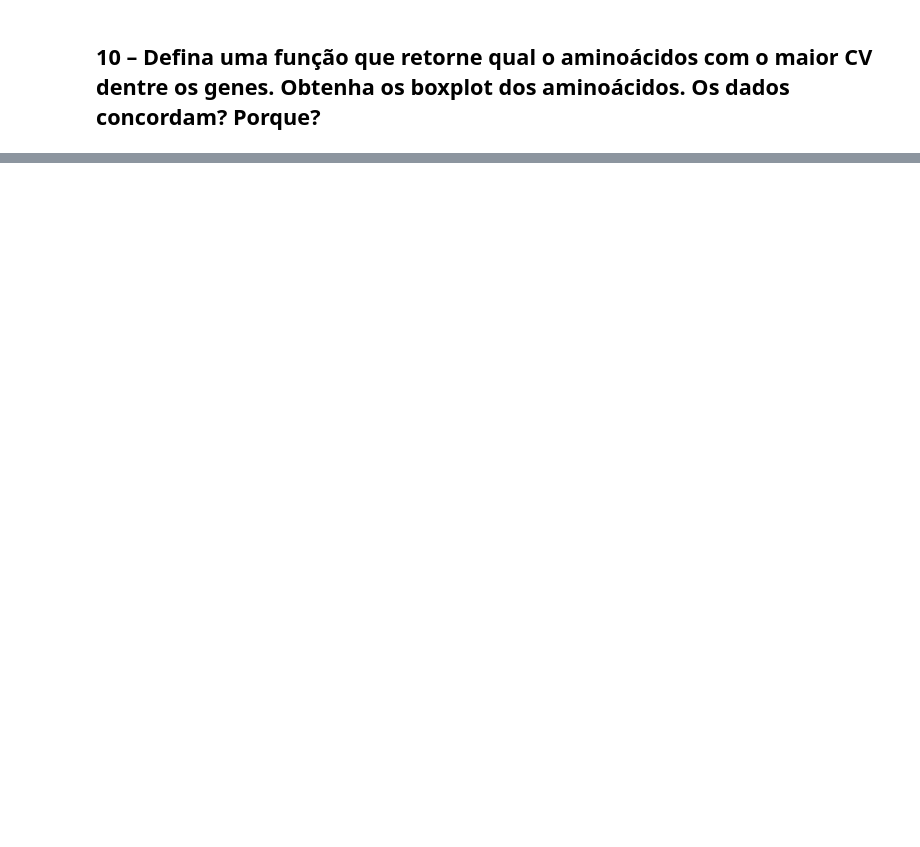
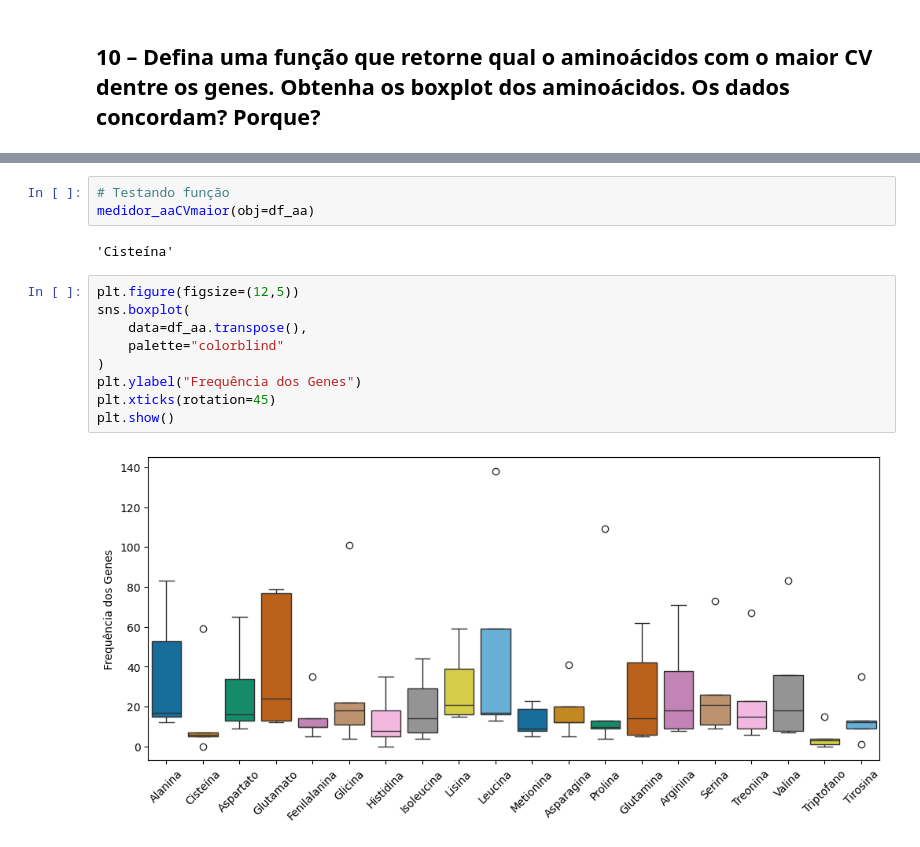
Before and after one commit to R-Zurik/PythonBasico_Disciplina, a Jupyter notebook: Exercícios/16-Medidas_Resumo_2_2026-04-01.ipynb, the cells around one changed output, grey strips where cells are left out. Drawn from its saved outputs; the diff is of its cells as text; blank space fills up the shorter version.

```diff
--- a/Exercícios/16-Medidas_Resumo_2_2026-04-01.ipynb
+++ b/Exercícios/16-Medidas_Resumo_2_2026-04-01.ipynb
@@ -242,0 +483,16 @@ Obs.: Use um dicionário onde os index são os nomes e os valores as medidas.
+# %%
+# Testando função
+medidor_aaCVmaior(obj=df_aa)
+# %% [output]
+'Cisteína'
+# %%
+plt.figure(figsize=(12,5))
+sns.boxplot(
+    data=df_aa.transpose(),
+    palette="colorblind"
+)
+plt.ylabel("Frequência dos Genes")
+plt.xticks(rotation=45)
+plt.show()
+# %% [output]
+[figure, added]
```
Also changed, not shown: parts of 34 cells of this notebook.
